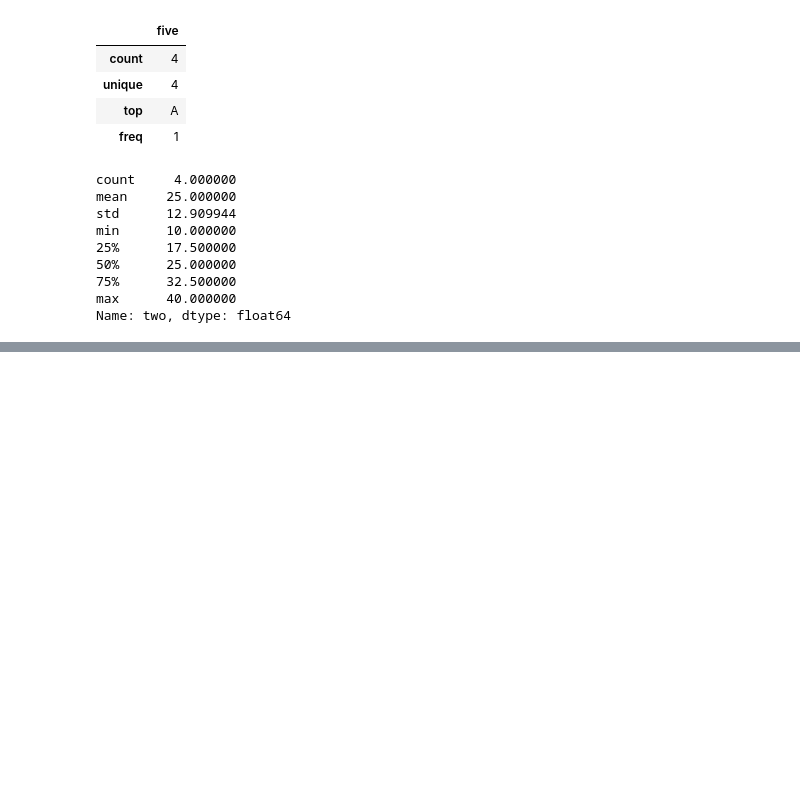
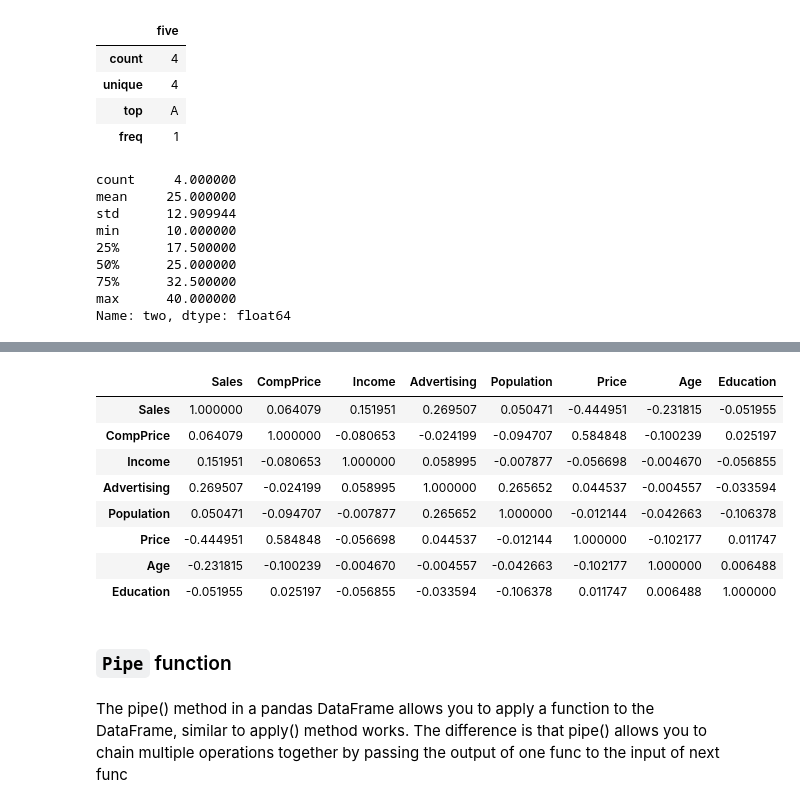
Before and after one commit to NarendraReddy077/Data-Science, a Jupyter notebook: pandas.ipynb, the cells around one changed output, grey strips where cells are left out. Saved outputs shown, nothing was run; the diff lists cells and outputs as text; code cells hidden in the pictures; blank space fills up the shorter version.

```diff
--- a/pandas.ipynb
+++ b/pandas.ipynb
@@ -746,0 +765,3 @@ df[['two', 'four']].describe()
+# %%
+company = pd.read_csv('065. Company_Data - opendir.cloud.csv')
+company.head()
@@ -746,0 +775,17 @@ df[['two', 'four']].describe()
+# %%
+# company.drop(columns=['Urban', 'US'], inplace=True)
+company.corr()
+# %% [output]
+|  | Sales | CompPrice | Income | Advertising | Population | Price | Age | Education |
+| Sales | 1.000000 | 0.064079 | 0.151951 | 0.269507 | 0.050471 | -0.444951 | -0.231815 | -0.051955 |
+| CompPrice | 0.064079 | 1.000000 | -0.080653 | -0.024199 | -0.094707 | 0.584848 | -0.100239 | 0.025197 |
+| Income | 0.151951 | -0.080653 | 1.000000 | 0.058995 | -0.007877 | -0.056698 | -0.004670 | -0.056855 |
+| Advertising | 0.269507 | -0.024199 | 0.058995 | 1.000000 | 0.265652 | 0.044537 | -0.004557 | -0.033594 |
+| Population | 0.050471 | -0.094707 | -0.007877 | 0.265652 | 1.000000 | -0.012144 | -0.042663 | -0.106378 |
+| Price | -0.444951 | 0.584848 | -0.056698 | 0.044537 | -0.012144 | 1.000000 | -0.102177 | 0.011747 |
+| Age | -0.231815 | -0.100239 | -0.004670 | -0.004557 | -0.042663 | -0.102177 | 1.000000 | 0.006488 |
+| Education | -0.051955 | 0.025197 | -0.056855 | -0.033594 | -0.106378 | 0.011747 | 0.006488 | 1.000000 |
+# %% [markdown]
+### `Pipe` function
+# %% [markdown]
+The pipe() method in a pandas DataFrame allows you to apply a function to the DataFrame, similar to apply() method works. The difference is that pipe() allows you to chain multiple operations together by passing the output of one func to the input of next func
```
Also changed, not shown: parts of 94 cells of this notebook.
